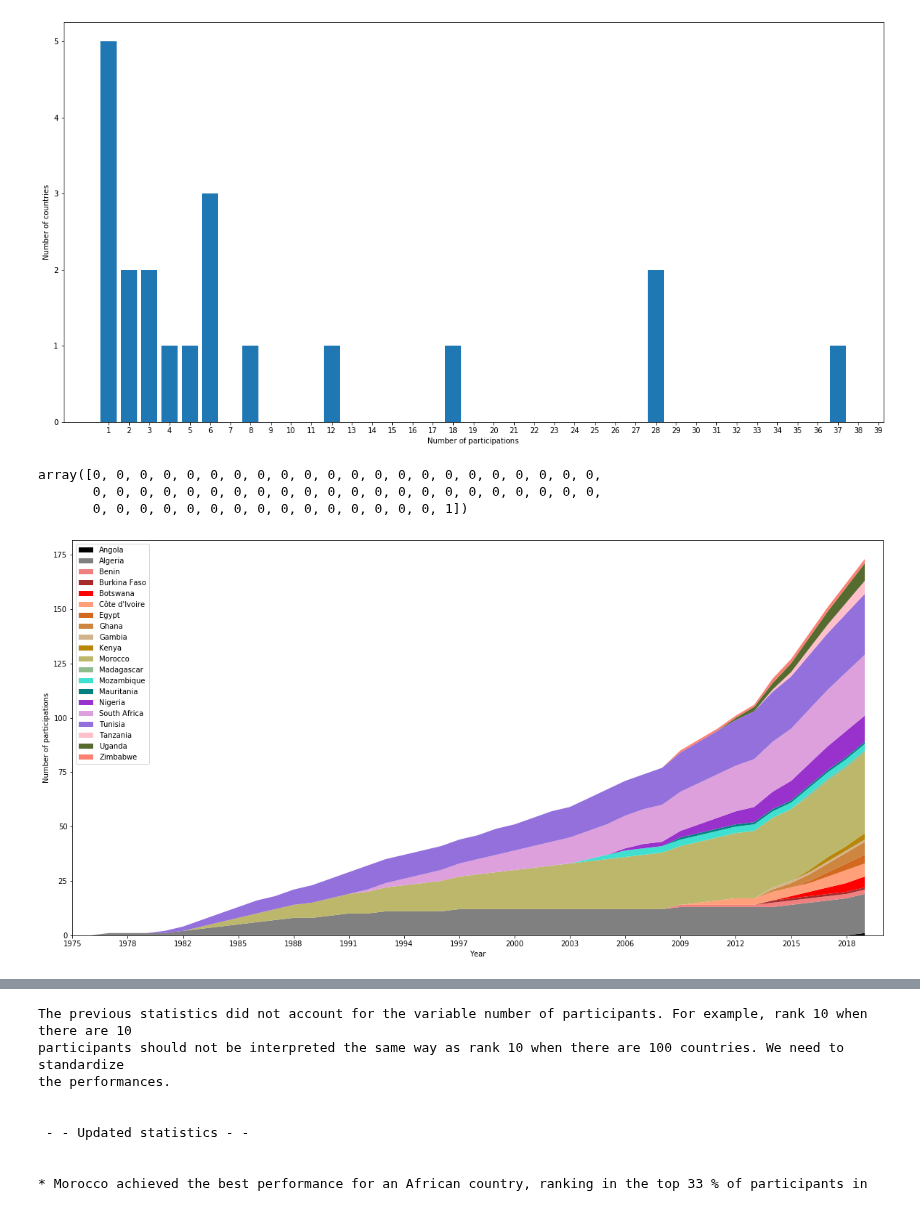
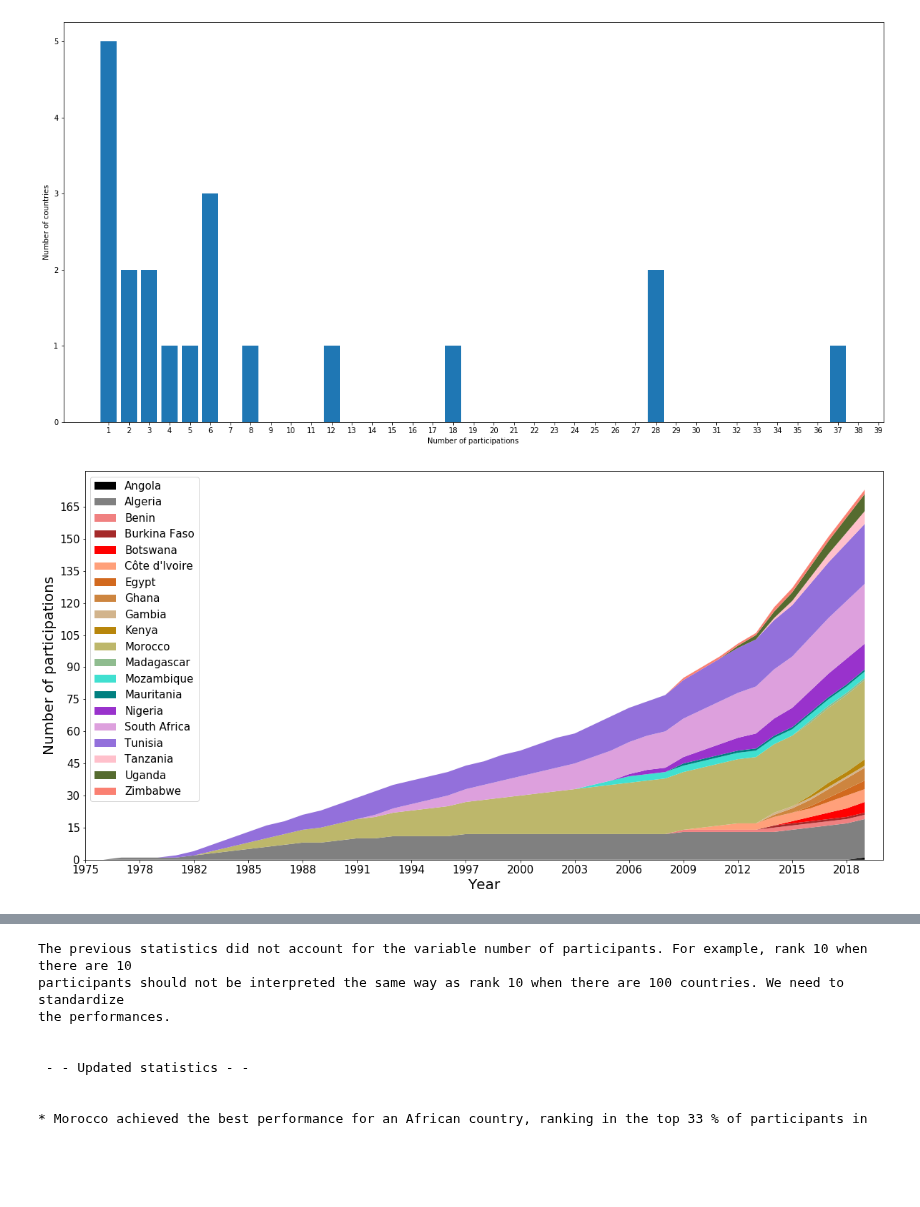
Before and after one commit to Djimdou/Side-Projects, a Jupyter notebook: IMO-Web-Scraping.ipynb, the cells around one changed output, grey strips where cells are left out. Cells and saved outputs as stored; diff of their text form; code cells hidden in the pictures; blank space fills up the shorter version.

```diff
--- a/IMO-Web-Scraping.ipynb
+++ b/IMO-Web-Scraping.ipynb
@@ -139,30 +139,25 @@ plt.ylabel('Number of countries')
 plt.show()
 # %% [output]
 [figure]
-# %%
-a=0;np.array([1-np.isnan(data[african_participant][a][y]) for y in range(len(year))][::-1])
-# %% [output]
-array([0, 0, 0, 0, 0, 0, 0, 0, 0, 0, 0, 0, 0, 0, 0, 0, 0, 0, 0, 0, 0, 0,
-       0, 0, 0, 0, 0, 0, 0, 0, 0, 0, 0, 0, 0, 0, 0, 0, 0, 0, 0, 0, 0, 0,
-       0, 0, 0, 0, 0, 0, 0, 0, 0, 0, 0, 0, 0, 0, 0, 1])
 # %%
 # Stacked area chart
 
 participations = np.array([np.cumsum([1-np.isnan(data[african_participant][a][y]) for y in range(len(year))][::-1]) for a in range(len(african_participant))])
 
 mycolors = ['black','gray','lightcoral','brown','red','lightsalmon','chocolate','peru','tan','darkgoldenrod',
             'darkkhaki','darkseagreen','turquoise','teal','darkorchid','plum','mediumpurple','pink','darkolivegreen','salmon']
 
 figure(figsize=(20,10))
 plt.stackplot(range(len(year)),participations, colors = mycolors, labels=name[african_participant])
-plt.xticks(np.arange(1,len(year),3),year[np.arange(1,len(year),3)][::-1])
+plt.yticks(np.arange(0,sum(np.max(participations,axis=1)),15),fontsize=15)
+plt.xticks(np.arange(1,len(year),3),year[np.arange(1,len(year),3)][::-1],fontsize=15)
 plt.xlim(16,60)
-plt.legend(loc='upper left')
-plt.xlabel('Year')
-plt.ylabel('Number of participations')
+plt.legend(loc='upper left',fontsize=15)
+plt.xlabel('Year',fontsize=20)
+plt.ylabel('Number of participations',fontsize=20)
 plt.show()
 # %% [output]
-[figure, old version]
+[figure, new version]
 # %%
 # Plot: for each African country, evolution of its performance at IMO
 
```
Also changed, not shown: parts of 3 cells of this notebook.
